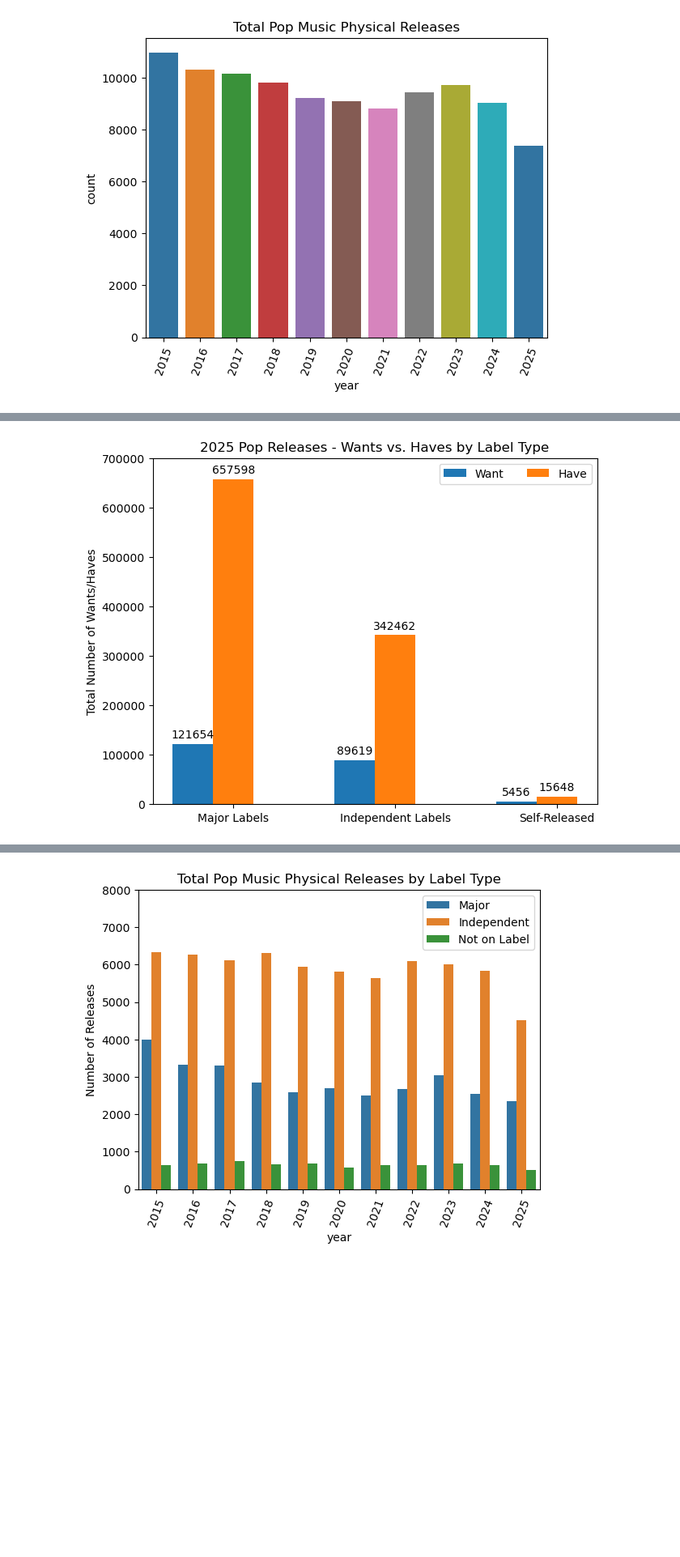
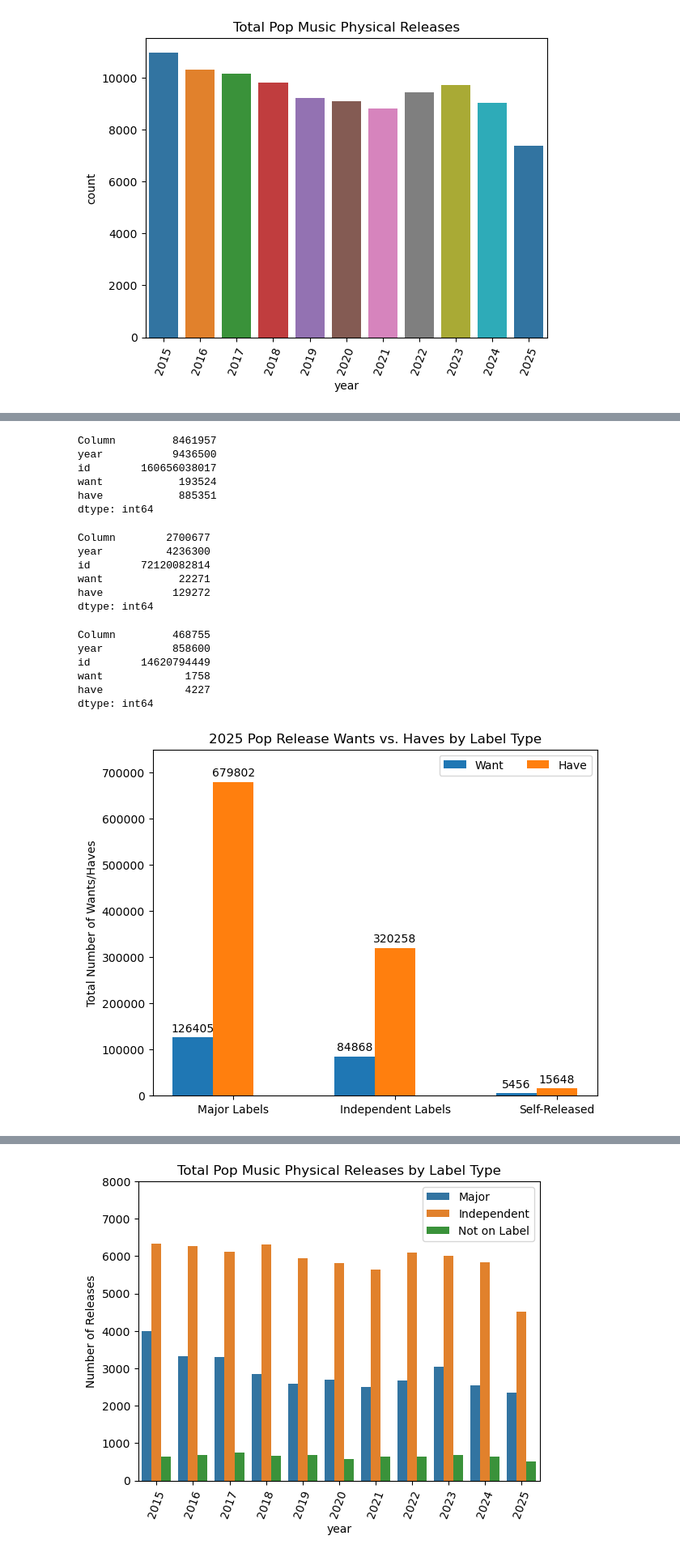
Before and after one commit to gtroch95/Discogs-pop-API, a Jupyter notebook: Dataframe_visualization.ipynb, the cells around one changed output, grey strips where cells are left out. Shown at 81% size. Drawn from its saved outputs; the diff is of its cells as text; code cells hidden in the pictures; blank space fills up the shorter version.

```diff
--- a/Dataframe_visualization.ipynb
+++ b/Dataframe_visualization.ipynb
@@ -113,0 +176,9 @@ Text(0.5, 1.0, 'Total Pop Music Physical Releases')
+# %%
+df_sum4
+# %% [output]
+Column         8461957
+year           9436500
+id        160656038017
+want            193524
+have            885351
+dtype: int64
@@ -113,0 +187,9 @@ Text(0.5, 1.0, 'Total Pop Music Physical Releases')
+# %%
+df_sum5
+# %% [output]
+Column        2700677
+year          4236300
+id        72120082814
+want            22271
+have           129272
+dtype: int64
@@ -114,29 +198,38 @@ Text(0.5, 1.0, 'Total Pop Music Physical Releases')
+# %%
+df_sum6
+# %% [output]
+Column         468755
+year           858600
+id        14620794449
+want             1758
+have             4227
+dtype: int64
 # %%
 label = ("Major Labels", "Independent Labels", "Self-Released")
 wants_haves = {
-    'Want': (121654, 89619, 5456),
-    'Have': (657598, 342462, 15648),
+    'Want': (126405, 84868, 5456),
+    'Have': (679802, 320258, 15648),
 }
 
 x = np.arange(len(label))  # the label locations
 width = 0.25  # the width of the bars
 multiplier = 0
 
 fig, ax = plt.subplots(layout='constrained')
 
 for attribute, measurement in wants_haves.items():
     offset = width * multiplier
     rects = ax.bar(x + offset, measurement, width, label=attribute)
     ax.bar_label(rects, padding=3)
     multiplier += 1
 
 # Add some text for labels, title and custom x-axis tick labels, etc.
 ax.set_ylabel('Total Number of Wants/Haves')
-ax.set_title('2025 Pop Releases - Wants vs. Haves by Label Type')
+ax.set_title('2025 Pop Release Wants vs. Haves by Label Type')
 ax.set_xticks(x + width, label)
 ax.legend(loc='upper right', ncols=2)
-ax.set_ylim(0, 700000)
+ax.set_ylim(0, 750000)
 
 plt.show()
 # %% [output]
-[figure, old version]
+[figure, new version]
```
Also changed, not shown: parts of 43 cells of this notebook.
